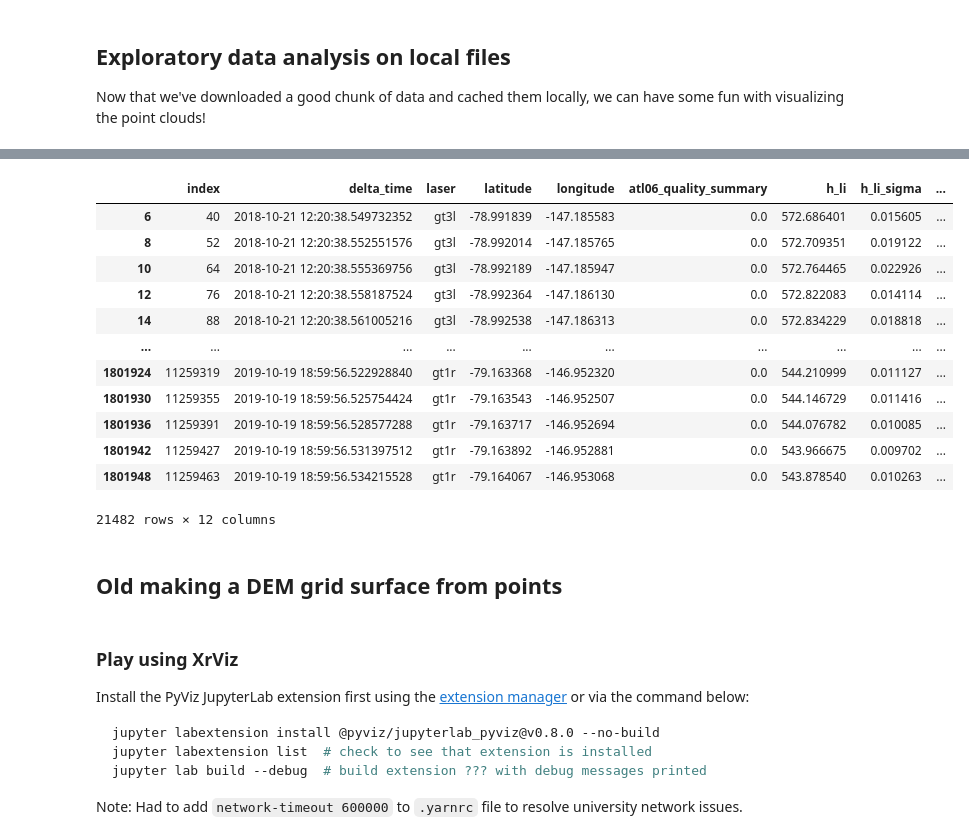
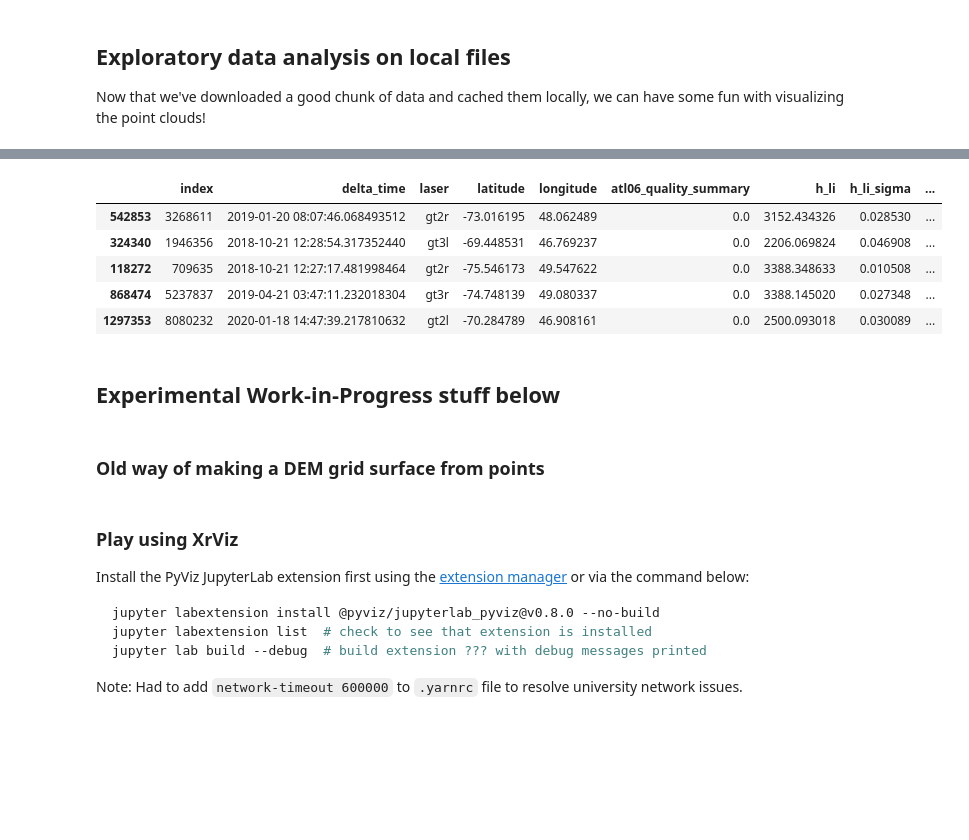
Before and after one commit to weiji14/deepicedrain, a Jupyter notebook: atl06_play.ipynb, the cells around one changed output, grey strips where cells are left out. Saved outputs shown, nothing was run; the diff lists cells and outputs as text; code cells hidden in the pictures; blank space fills up the shorter version.

```diff
--- a/atl06_play.ipynb
+++ b/atl06_play.ipynb
@@ -222,9 +204,9 @@ def get_crossing_dates(
     return crossingdates
 # %%
 crossing_dates_dict = {}
-for rgt in range(0, 1388):  # ReferenceGroundTrack goes from 0001 to 1387
-    referencegroundtrack = f"{rgt}".zfill(4)
-    crossing_dates = dask.delayed(get_crossing_dates)(
+for rgt in range(1, 1388):  # ReferenceGroundTrack goes from 0001 to 1387
+    referencegroundtrack: str = f"{rgt}".zfill(4)
+    crossing_dates: dict = dask.delayed(get_crossing_dates)(
         catalog_entry=catalog.icesat2atl06,
         root_directory=root_directory,
         referencegroundtrack=referencegroundtrack,
@@ -283,17 +254,15 @@ def six_laser_beams(crossing_dates: list):
     return df
 # %%
 dataset_dict = {}
-# for referencegroundtrack in list(crossing_dates_dict)[349:350]:   # ReferenceGroundTrack goes from 0001 to 1387
-for referencegroundtrack in list(crossing_dates_dict)[
-    340:350
-]:  # ReferenceGroundTrack goes from 0001 to 1387
+# ReferenceGroundTrack goes from 0001 to 1387
+for referencegroundtrack in list(crossing_dates_dict)[348:349]:
     # print(referencegroundtrack)
-    if len(crossing_dates_dict[referencegroundtrack]) > 0:
-        da = dask.delayed(six_laser_beams)(
-            crossing_dates=crossing_dates_dict[referencegroundtrack]
+    filepaths = list(crossing_dates_dict[referencegroundtrack].values())
+    if len(filepaths) > 0:
+        dataset_dict[referencegroundtrack] = dask.delayed(obj=six_laser_beams)(
+            filepaths=filepaths
         )
-        # da = six_laser_beams(crossing_dates=crossing_dates_dict[referencegroundtrack])
-        dataset_dict[referencegroundtrack] = da
+        # df = six_laser_beams(filepaths=filepaths)
 # %%
 df = dataset_dict["0349"].compute()  # loads into a dask dataframe (lazy)
 # %%
@@ -348,4 +301,4 @@ da = xr.concat(
 # %%
-# convert dask.dataframe to pd.DataFrame
-df = df.compute()
+# Convert dask.DataFrame to pd.DataFrame
+df: pd.DataFrame = df.compute()
 # %%
@@ -369,0 +307,4 @@ dfs
+# %%
+# Get a small random sample of our data
+dfs = df.sample(n=1_000, random_state=42)
+dfs.head()
@@ -397,19 +339,12 @@ See the caveats in the documentation: https://pandas.pydata.org/pandas-docs/stab
 # %%
-dfs
+dfs.head()
 # %% [output]
 |  | index | delta_time | laser | latitude | longitude | atl06_quality_summary | h_li | h_li_sigma | ... |
-| 6 | 40 | 2018-10-21 12:20:38.549732352 | gt3l | -78.991839 | -147.185583 | 0.0 | 572.686401 | 0.015605 | ... |
-| 8 | 52 | 2018-10-21 12:20:38.552551576 | gt3l | -78.992014 | -147.185765 | 0.0 | 572.709351 | 0.019122 | ... |
-| 10 | 64 | 2018-10-21 12:20:38.555369756 | gt3l | -78.992189 | -147.185947 | 0.0 | 572.764465 | 0.022926 | ... |
-| 12 | 76 | 2018-10-21 12:20:38.558187524 | gt3l | -78.992364 | -147.186130 | 0.0 | 572.822083 | 0.014114 | ... |
-| 14 | 88 | 2018-10-21 12:20:38.561005216 | gt3l | -78.992538 | -147.186313 | 0.0 | 572.834229 | 0.018818 | ... |
-| ... | ... | ... | ... | ... | ... | ... | ... | ... | ... |
-| 1801924 | 11259319 | 2019-10-19 18:59:56.522928840 | gt1r | -79.163368 | -146.952320 | 0.0 | 544.210999 | 0.011127 | ... |
-| 1801930 | 11259355 | 2019-10-19 18:59:56.525754424 | gt1r | -79.163543 | -146.952507 | 0.0 | 544.146729 | 0.011416 | ... |
-| 1801936 | 11259391 | 2019-10-19 18:59:56.528577288 | gt1r | -79.163717 | -146.952694 | 0.0 | 544.076782 | 0.010085 | ... |
-| 1801942 | 11259427 | 2019-10-19 18:59:56.531397512 | gt1r | -79.163892 | -146.952881 | 0.0 | 543.966675 | 0.009702 | ... |
-| 1801948 | 11259463 | 2019-10-19 18:59:56.534215528 | gt1r | -79.164067 | -146.953068 | 0.0 | 543.878540 | 0.010263 | ... |
+| 542853 | 3268611 | 2019-01-20 08:07:46.068493512 | gt2r | -73.016195 | 48.062489 | 0.0 | 3152.434326 | 0.028530 | ... |
+| 324340 | 1946356 | 2018-10-21 12:28:54.317352440 | gt3l | -69.448531 | 46.769237 | 0.0 | 2206.069824 | 0.046908 | ... |
+| 118272 | 709635 | 2018-10-21 12:27:17.481998464 | gt2r | -75.546173 | 49.547622 | 0.0 | 3388.348633 | 0.010508 | ... |
+| 868474 | 5237837 | 2019-04-21 03:47:11.232018304 | gt3r | -74.748139 | 49.080337 | 0.0 | 3388.145020 | 0.027348 | ... |
+| 1297353 | 8080232 | 2020-01-18 14:47:39.217810632 | gt2l | -70.284789 | 46.908161 | 0.0 | 2500.093018 | 0.030089 | ... |
-21482 rows × 12 columns
 # %%
 dfs.hvplot.scatter(
     x="x",
@@ -423,8 +359,10 @@ dfs.hvplot.scatter(
 dfs.hvplot.scatter(x="x", y="h_li", by="laser")
 # %%
 dfs.to_pickle(path="icesat2_sample.pkl")
+# %% [markdown]
+## Experimental Work-in-Progress stuff below
 # %% [markdown]
-## Old making a DEM grid surface from points
+### Old way of making a DEM grid surface from points
 # %%
 import scipy
 # %%
```
Also changed, not shown: parts of 27 cells of this notebook, 2 other files.
